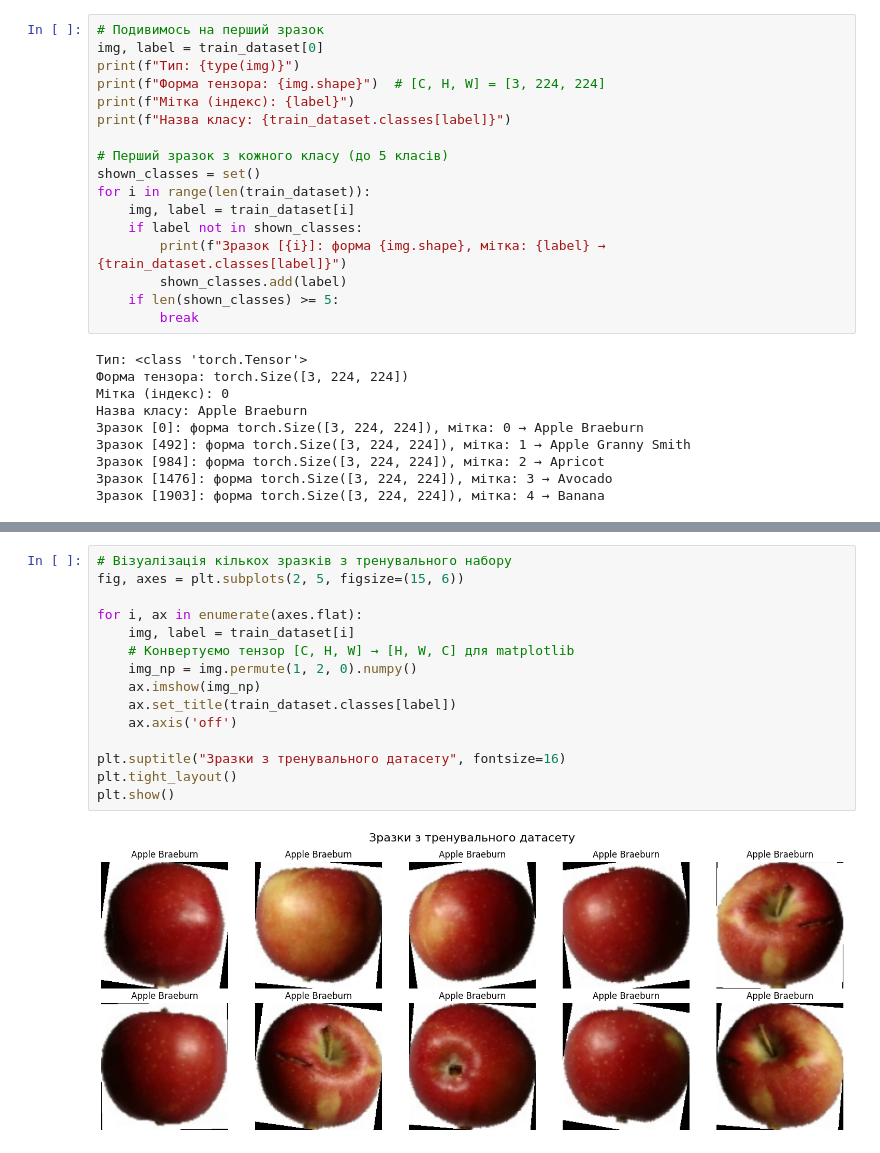
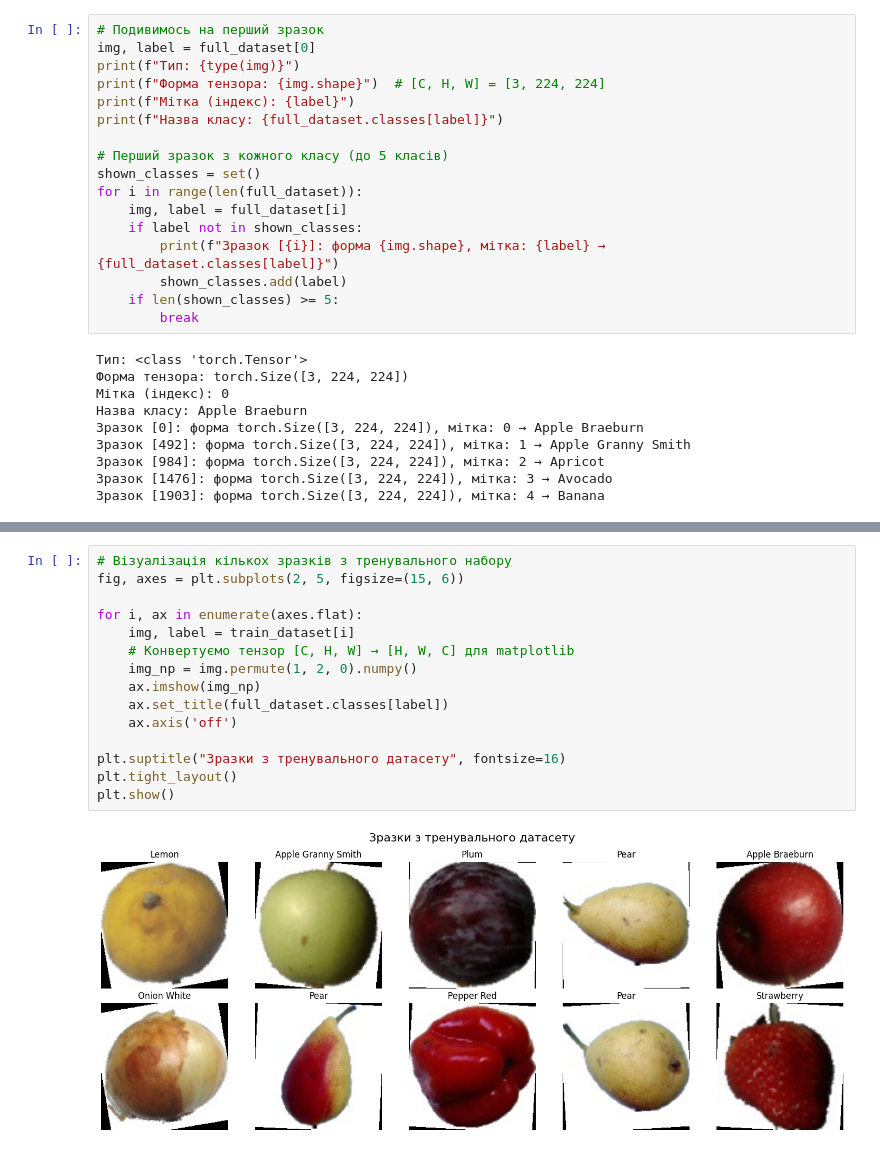
Before and after one commit to potervi94/hw_nn3_fruits_nn, a Jupyter notebook: hw-nn3-fruits-my-first-nn.ipynb, the cells around one changed output, grey strips where cells are left out. Cells and saved outputs as stored; diff of their text form.

```diff
--- a/hw-nn3-fruits-my-first-nn.ipynb
+++ b/hw-nn3-fruits-my-first-nn.ipynb
@@ -91,17 +112,17 @@ class_to_idx: {'Apple Braeburn': 0, 'Apple Granny Smith': 1, 'Apricot': 2, 'Avoc
 # %%
 # Подивимось на перший зразок
-img, label = train_dataset[0]
+img, label = full_dataset[0]
 print(f"Тип: {type(img)}")
 print(f"Форма тензора: {img.shape}")  # [C, H, W] = [3, 224, 224]
 print(f"Мітка (індекс): {label}")
-print(f"Назва класу: {train_dataset.classes[label]}")
+print(f"Назва класу: {full_dataset.classes[label]}")
 
 # Перший зразок з кожного класу (до 5 класів)
 shown_classes = set()
-for i in range(len(train_dataset)):
-    img, label = train_dataset[i]
+for i in range(len(full_dataset)):
+    img, label = full_dataset[i]
     if label not in shown_classes:
-        print(f"Зразок [{i}]: форма {img.shape}, мітка: {label} → {train_dataset.classes[label]}")
+        print(f"Зразок [{i}]: форма {img.shape}, мітка: {label} → {full_dataset.classes[label]}")
         shown_classes.add(label)
     if len(shown_classes) >= 5:
         break
@@ -134,20 +149,20 @@ for images, labels in train_loader:
 # %%
 # Візуалізація кількох зразків з тренувального набору
 fig, axes = plt.subplots(2, 5, figsize=(15, 6))
 
 for i, ax in enumerate(axes.flat):
     img, label = train_dataset[i]
     # Конвертуємо тензор [C, H, W] → [H, W, C] для matplotlib
     img_np = img.permute(1, 2, 0).numpy()
     ax.imshow(img_np)
-    ax.set_title(train_dataset.classes[label])
+    ax.set_title(full_dataset.classes[label])
     ax.axis('off')
 
 plt.suptitle("Зразки з тренувального датасету", fontsize=16)
 plt.tight_layout()
 plt.show()
 # %% [output]
-[figure, old version]
+[figure, new version]
 # %%
 # Отримуємо один батч
 images, labels = next(iter(train_loader))
```
Also changed, not shown: parts of 16 cells of this notebook.
